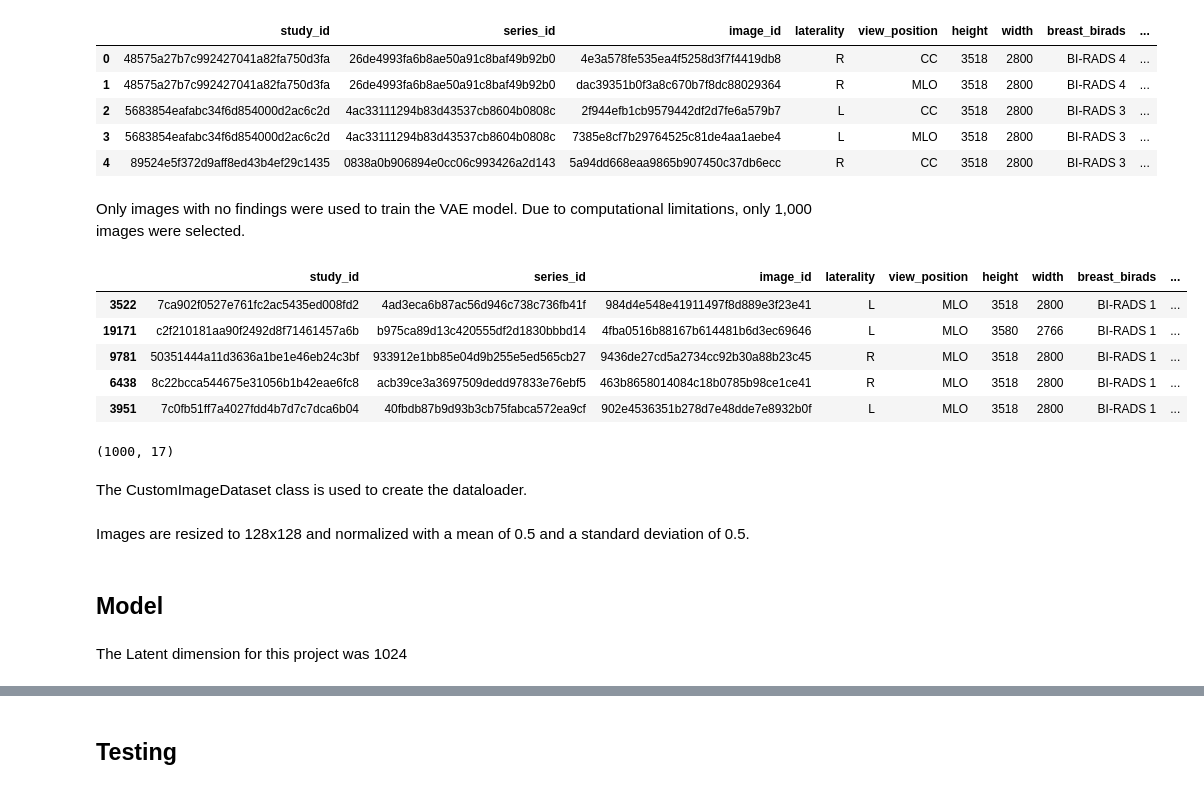
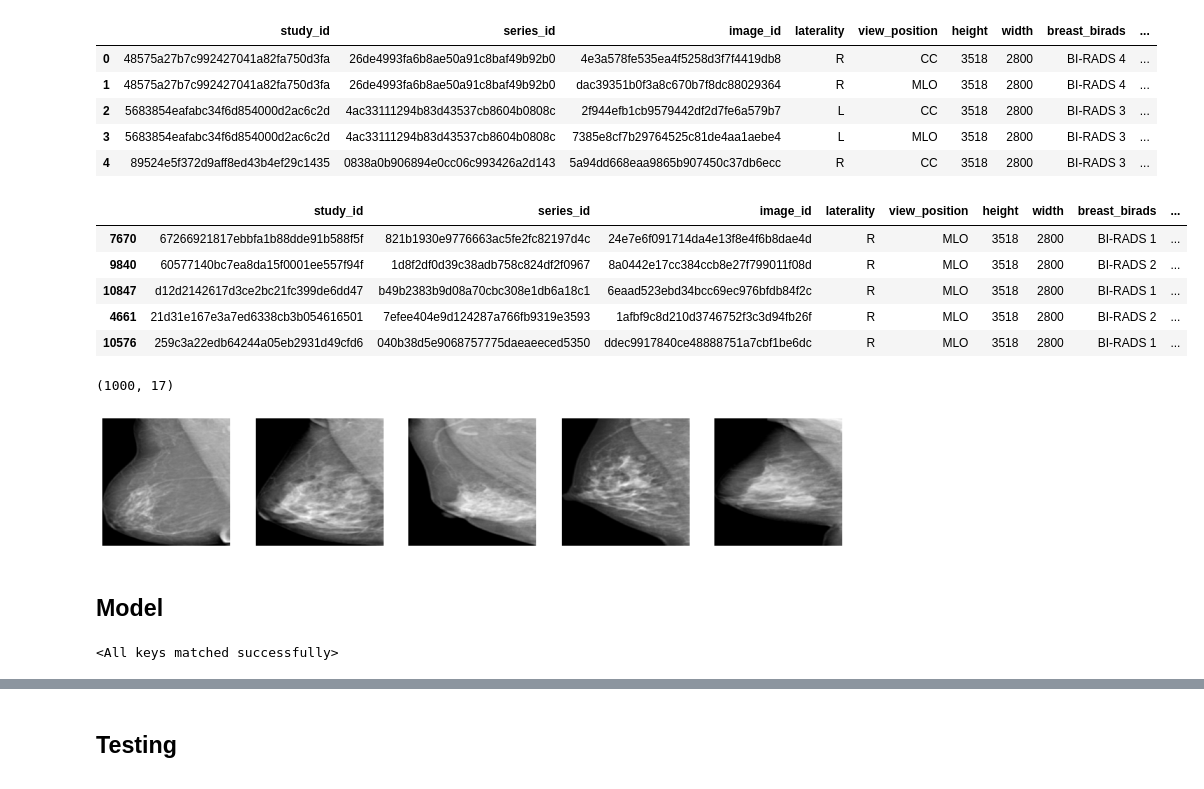
Before and after one commit to Mausoleoo/Detecting-Mammography-Anomalies-Using-VAE, a Jupyter notebook: Detecting_Anomalies.ipynb, the cells around one changed output, grey strips where cells are left out. Saved outputs shown, nothing was run; the diff lists cells and outputs as text; code cells hidden in the pictures.

```diff
--- a/Detecting_Anomalies.ipynb
+++ b/Detecting_Anomalies.ipynb
@@ -27,27 +28,24 @@ df.head()
 | 2 | 5683854eafabc34f6d854000d2ac6c2d | 4ac33111294b83d43537cb8604b0808c | 2f944efb1cb9579442df2d7fe6a579b7 | L | CC | 3518 | 2800 | BI-RADS 3 | ... |
 | 3 | 5683854eafabc34f6d854000d2ac6c2d | 4ac33111294b83d43537cb8604b0808c | 7385e8cf7b29764525c81de4aa1aebe4 | L | MLO | 3518 | 2800 | BI-RADS 3 | ... |
 | 4 | 89524e5f372d9aff8ed43b4ef29c1435 | 0838a0b906894e0cc06c993426a2d143 | 5a94dd668eaa9865b907450c37db6ecc | R | CC | 3518 | 2800 | BI-RADS 3 | ... |
-# %% [markdown]
-Only images with no findings were used to train the VAE model. Due to computational limitations, only 1,000 images were selected.
 # %%
 df_MLO = df[df['view_position'] == 'MLO']
 df_MLO = df_MLO[df_MLO['Health'] == 0]
 df_train = df_MLO[df_MLO['split'] == 'training']
+df_train = df_train[df_train['laterality'] == 'R']
 df_train = df_train.sample(1000)
 df_train.head()
 # %% [output]
 |  | study_id | series_id | image_id | laterality | view_position | height | width | breast_birads | ... |
-| 3522 | 7ca902f0527e761fc2ac5435ed008fd2 | 4ad3eca6b87ac56d946c738c736fb41f | 984d4e548e41911497f8d889e3f23e41 | L | MLO | 3518 | 2800 | BI-RADS 1 | ... |
-| 19171 | c2f210181aa90f2492d8f71461457a6b | b975ca89d13c420555df2d1830bbbd14 | 4fba0516b88167b614481b6d3ec69646 | L | MLO | 3580 | 2766 | BI-RADS 1 | ... |
-| 9781 | 50351444a11d3636a1be1e46eb24c3bf | 933912e1bb85e04d9b255e5ed565cb27 | 9436de27cd5a2734cc92b30a88b23c45 | R | MLO | 3518 | 2800 | BI-RADS 1 | ... |
-| 6438 | 8c22bcca544675e31056b1b42eae6fc8 | acb39ce3a3697509dedd97833e76ebf5 | 463b8658014084c18b0785b98ce1ce41 | R | MLO | 3518 | 2800 | BI-RADS 1 | ... |
-| 3951 | 7c0fb51ff7a4027fdd4b7d7c7dca6b04 | 40fbdb87b9d93b3cb75fabca572ea9cf | 902e4536351b278d7e48dde7e8932b0f | L | MLO | 3518 | 2800 | BI-RADS 1 | ... |
+| 7670 | 67266921817ebbfa1b88dde91b588f5f | 821b1930e9776663ac5fe2fc82197d4c | 24e7e6f091714da4e13f8e4f6b8dae4d | R | MLO | 3518 | 2800 | BI-RADS 1 | ... |
+| 9840 | 60577140bc7ea8da15f0001ee557f94f | 1d8f2df0d39c38adb758c824df2f0967 | 8a0442e17cc384ccb8e27f799011f08d | R | MLO | 3518 | 2800 | BI-RADS 2 | ... |
+| 10847 | d12d2142617d3ce2bc21fc399de6dd47 | b49b2383b9d08a70cbc308e1db6a18c1 | 6eaad523ebd34bcc69ec976bfdb84f2c | R | MLO | 3518 | 2800 | BI-RADS 1 | ... |
+| 4661 | 21d31e167e3a7ed6338cb3b054616501 | 7efee404e9d124287a766fb9319e3593 | 1afbf9c8d210d3746752f3c3d94fb26f | R | MLO | 3518 | 2800 | BI-RADS 2 | ... |
+| 10576 | 259c3a22edb64244a05eb2931d49cfd6 | 040b38d5e9068757775daeaeeced5350 | ddec9917840ce48888751a7cbf1be6dc | R | MLO | 3518 | 2800 | BI-RADS 1 | ... |
 # %%
 df_train.shape
 # %% [output]
 (1000, 17)
-# %% [markdown]
-The CustomImageDataset class is used to create the dataloader.
 # %%
 class CustomImageDataset(Dataset):
     def __init__(self, dataframe, image_dir, transform=None):
@@ -83,8 +81,6 @@ class CustomImageDataset(Dataset):
             image = self.transform(image)
 
         return image
-# %% [markdown]
-Images are resized to 128x128 and normalized with a mean of 0.5 and a standard deviation of 0.5.
 # %%
 img_size = 128
 transform = transforms.Compose([
@@ -99,8 +94,22 @@ dataloader = DataLoader(dataset, batch_size=64, shuffle=False, num_workers=0)
+# %%
+dataiter = iter(dataloader)
+images = next(dataiter)
+
+fig, axes = plt.subplots(1, 5, figsize=(15, 5))
+for i in range(5):
+    random_index = np.random.randint(0, images.shape[0])
+    image = images[random_index, 0, :, :]
+
+    #image = image * 255
+
+    axes[i].imshow(image, cmap='gray')
+    axes[i].axis('off')
+plt.show()
+# %% [output]
+[figure, added]
 # %% [markdown]
 ## Model
 # %%
 device = torch.device('cuda' if torch.cuda.is_available() else 'cpu')
-# %% [markdown]
-The Latent dimension for this project was 1024
 # %%
 latent_dim = 1024
@@ -109 +118,5 @@ optimizer = torch.optim.Adam(vae.parameters(), lr = 5e-03)
+# %%
+vae.load_state_dict(torch.load('drive/MyDrive/VAE_Anomalies_Upgrade_2.pth'))
+# %% [output]
+<All keys matched successfully>
 # %%
```
Also changed, not shown: parts of 37 cells of this notebook, 1 other file.
